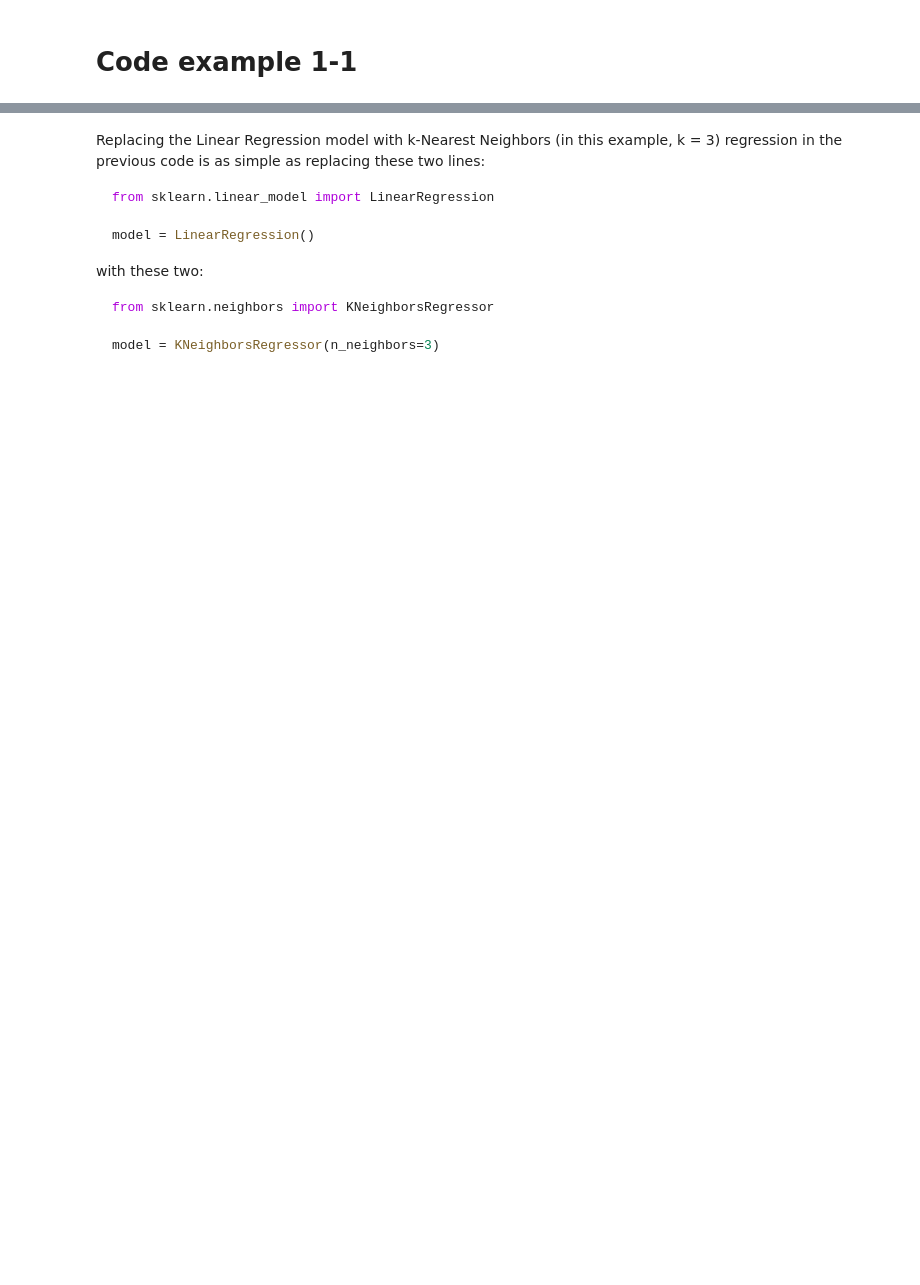
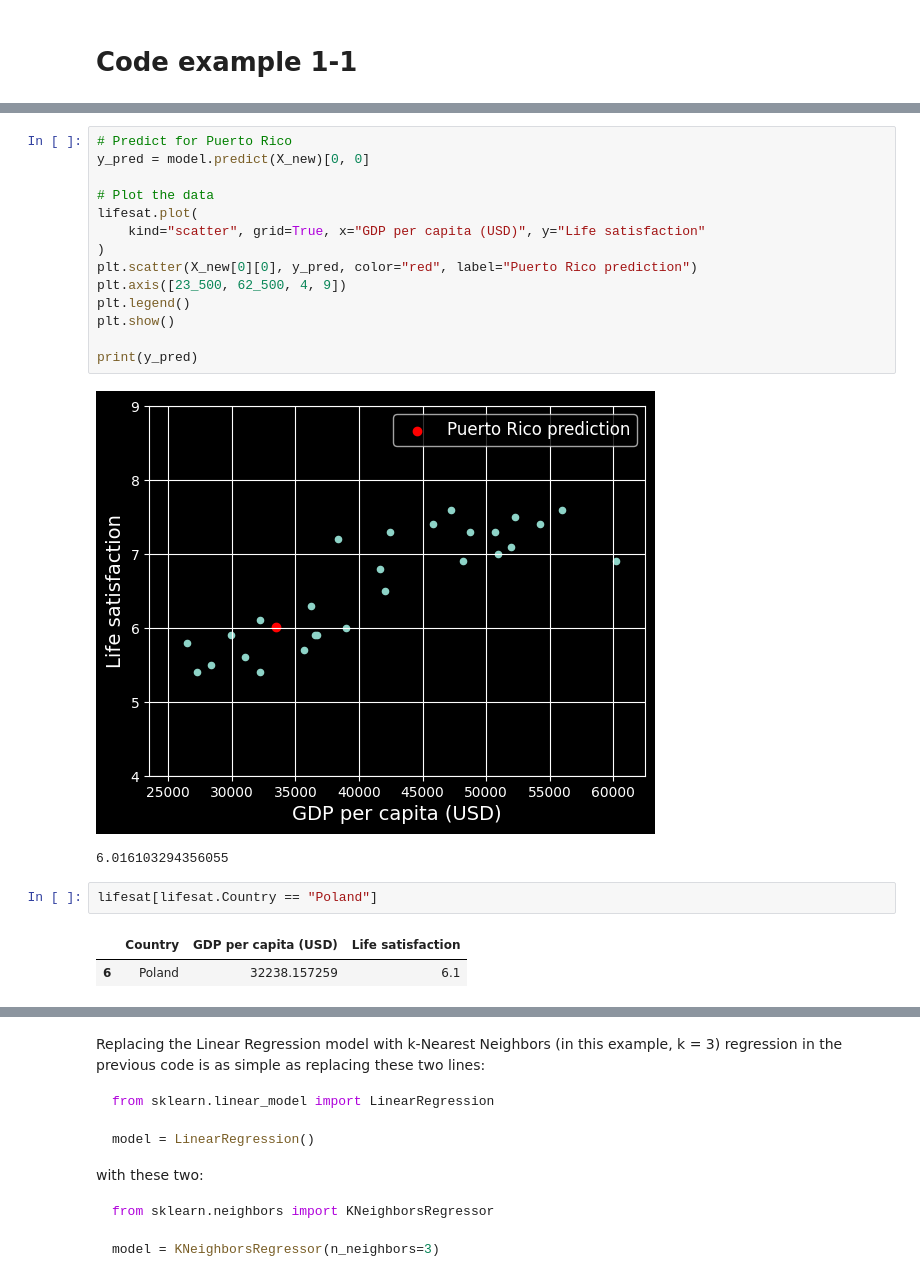
Before and after one commit to kalona/handson-mlp, a Jupyter notebook: 01_the_machine_learning_landscape.ipynb, the cells around one changed output, grey strips where cells are left out. Cells and saved outputs as stored; diff of their text form; blank space fills up the shorter version.

Commit message:
Restore previous version with Poland examples

```diff
--- a/01_the_machine_learning_landscape.ipynb
+++ b/01_the_machine_learning_landscape.ipynb
@@ -72,0 +90,22 @@ print(model.predict(X_new)) # outputs [[6.01610329]]
+# %%
+# Predict for Puerto Rico
+y_pred = model.predict(X_new)[0, 0]
+
+# Plot the data
+lifesat.plot(
+    kind="scatter", grid=True, x="GDP per capita (USD)", y="Life satisfaction"
+)
+plt.scatter(X_new[0][0], y_pred, color="red", label="Puerto Rico prediction")
+plt.axis([23_500, 62_500, 4, 9])
+plt.legend()
+plt.show()
+
+print(y_pred)
+# %% [output]
+[figure, added]
+6.016103294356055
+# %%
+lifesat[lifesat.Country == "Poland"]
+# %% [output]
+|  | Country | GDP per capita (USD) | Life satisfaction |
+| 6 | Poland | 32238.157259 | 6.1 |
```
Also changed, not shown: parts of 20 cells of this notebook.
